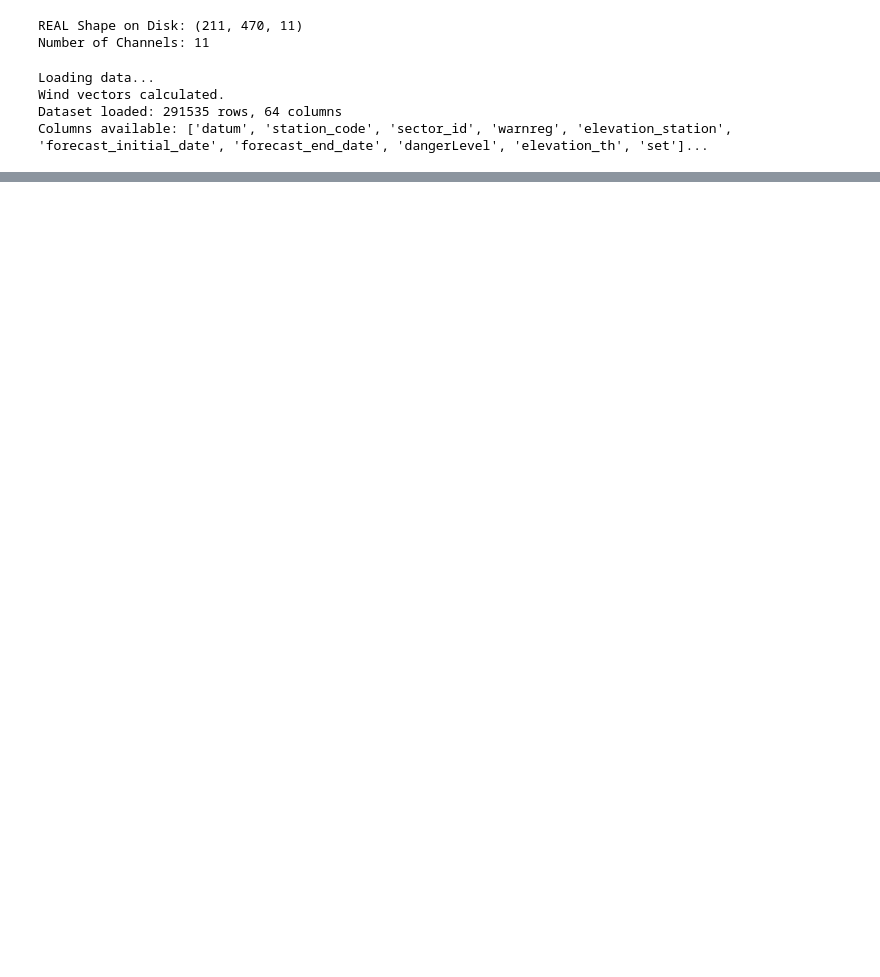
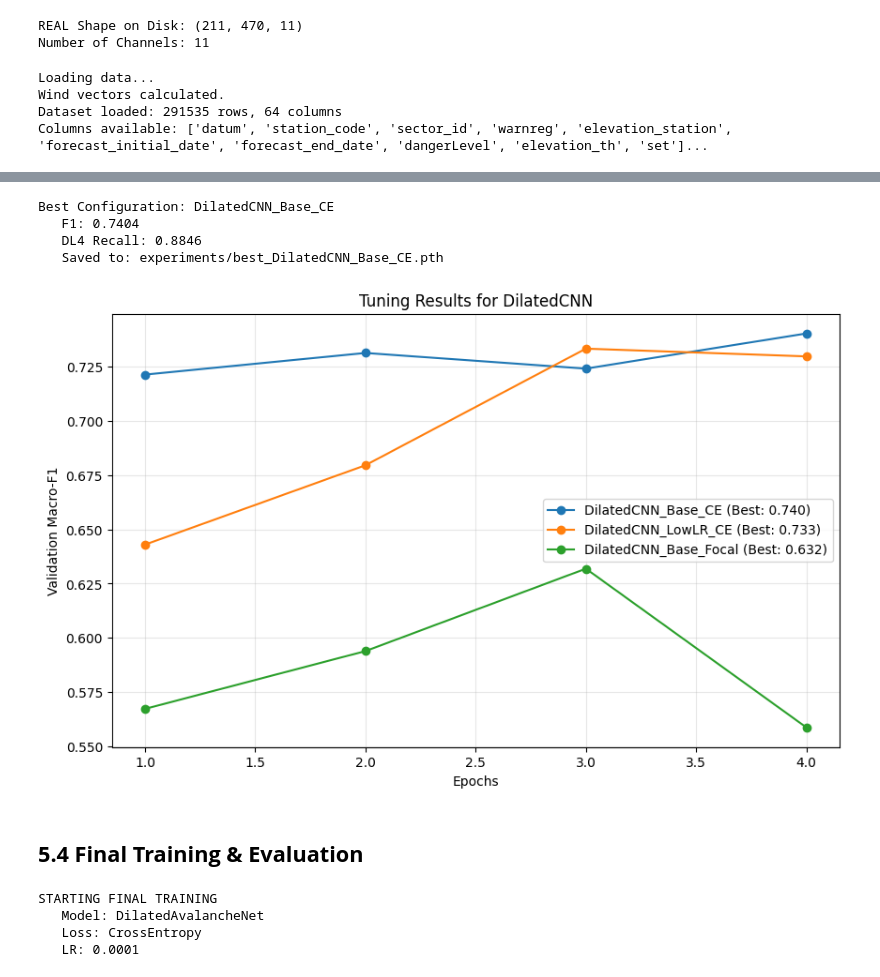
Before and after one commit to FPfenniger/AvalancheRiskProject, a Jupyter notebook: notebooks/5_DLModels.ipynb, the cells around one changed output, grey strips where cells are left out. Saved outputs shown, nothing was run; the diff lists cells and outputs as text; code cells hidden in the pictures; blank space fills up the shorter version.

```diff
--- a/notebooks/5_DLModels.ipynb
+++ b/notebooks/5_DLModels.ipynb
@@ -1687,0 +854,55 @@ print("\n✅ Test results saved to experiments/final_test_results.json")
+# %%
+# Best Configuration
+# 1. Find the best run based on Macro-F1
+best_run_name = max(tuning_results.items(), key=lambda x: x[1]['F1'])[0]
+best_metrics = tuning_results[best_run_name]
+
+# 2. Define the 'best_config' dictionary for the Final Training cell
+best_config = {
+    'lr': best_metrics['lr'],
+    'loss_name': best_metrics['loss_name'],
+    # Map the string name back to the actual loss object we defined earlier
+    'loss_obj': criterion_fl if best_metrics['loss_name'] == 'FocalLoss' else criterion_ce
+}
+
+print(f"\nBest Configuration: {best_run_name}")
+print(f"   F1: {best_metrics['F1']:.4f}")
+print(f"   DL4 Recall: {best_metrics['DL4_Recall']:.4f}")
+print(f"   Saved to: experiments/best_{best_run_name}.pth")
+
+# Simple Plot
+fig, ax = plt.subplots(figsize=(10, 6))
+for name, res in tuning_results.items():
+    epochs = range(1, len(res['val_macro_f1s']) + 1)
+    ax.plot(epochs, res['val_macro_f1s'], label=f"{name} (Best: {res['F1']:.3f})", marker='o')
+
+ax.set_title(f"Tuning Results for {best_arch_name}")
+ax.set_xlabel("Epochs")
+ax.set_ylabel("Validation Macro-F1")
+ax.legend()
+ax.grid(True, alpha=0.3)
+plt.show()
+# %% [output]
+Best Configuration: DilatedCNN_Base_CE
+   F1: 0.7404
+   DL4 Recall: 0.8846
+   Saved to: experiments/best_DilatedCNN_Base_CE.pth
+[figure, added]
+# %% [markdown]
+## **5.4 Final Training & Evaluation**
+# %%
+FINAL_ARCH_CLASS = arch_map[best_arch_name]
+FINAL_LR = best_config['lr']
+FINAL_CRITERION = best_config['loss_obj'] # Reuse the exact loss object from tuning
+FINAL_EPOCHS = 15
+INPUT_CHANNELS = len(dynamic_features) + 4
+
+print(f"STARTING FINAL TRAINING")
+print(f"   Model: {FINAL_ARCH_CLASS.__name__}")
+print(f"   Loss: {best_config['loss_name']}")
+print(f"   LR: {FINAL_LR}")
+# %% [output]
+STARTING FINAL TRAINING
+   Model: DilatedAvalancheNet
+   Loss: CrossEntropy
+   LR: 0.0001
```
Also changed, not shown: parts of 42 cells of this notebook, 8 other files.
